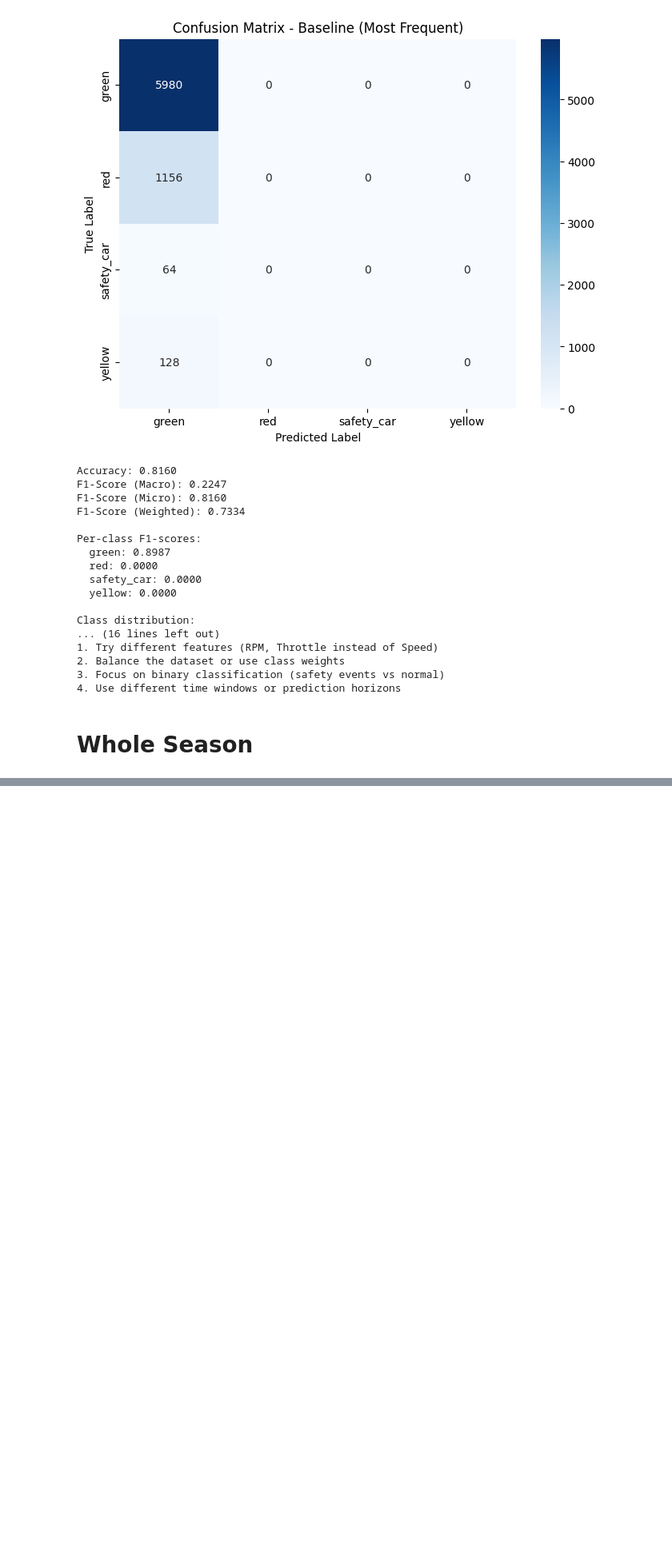
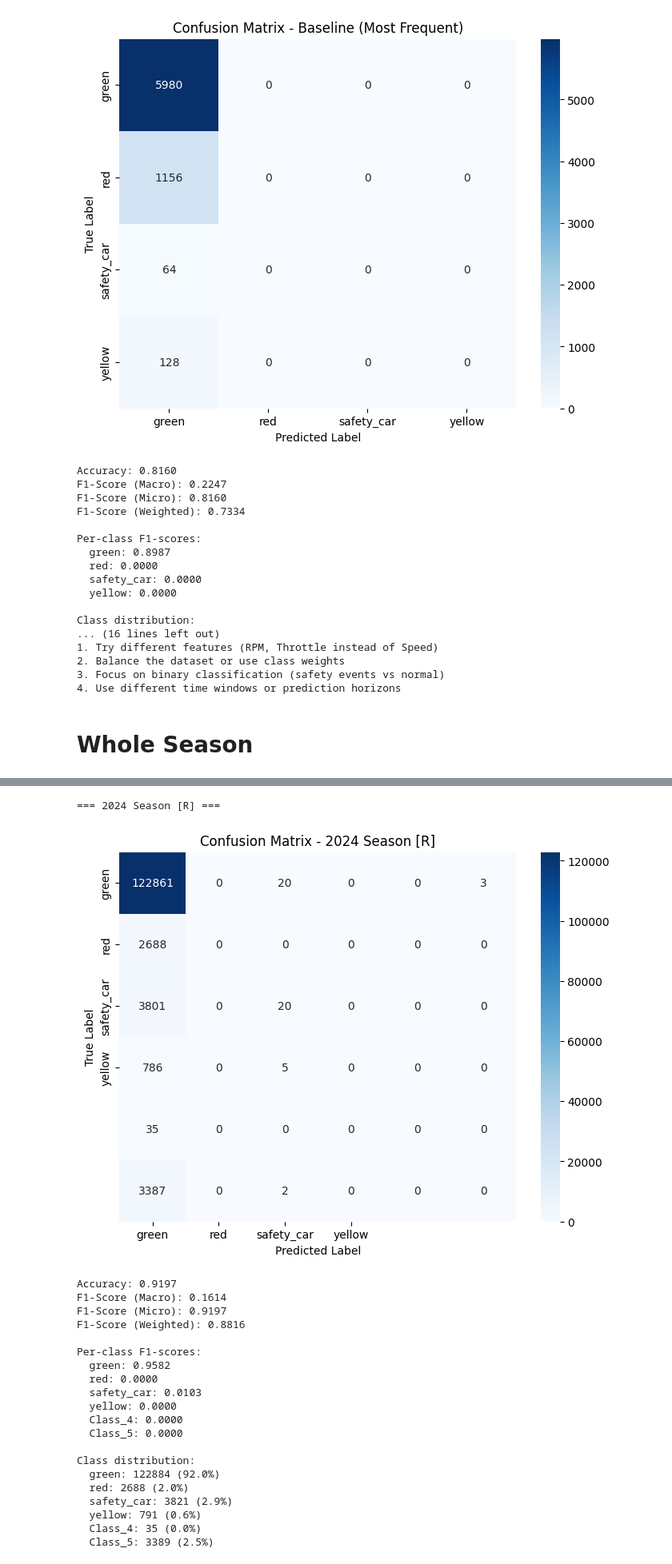
Before and after one commit to UC-Berkeley-I-School/datasci-210-2025-summer-formula1, a Jupyter notebook: sean/notebooks/week 9/catch22.ipynb, the cells around one changed output, grey strips where cells are left out. Shown at 80% size. Drawn from its saved outputs; the diff is of its cells as text; code cells hidden in the pictures; blank space fills up the shorter version.

Commit message:
test: update week 9 notebooks

```diff
--- a/sean/notebooks/week 9/catch22.ipynb
+++ b/sean/notebooks/week 9/catch22.ipynb
@@ -897,0 +952,6 @@ ImportError: cannot import name 'create_season_configs' from 'f1_etl' (/Users/se
+# %%
+dataset = create_catch22_dataset(config=config_2024_whole_season)
+
+print(f"Generated {dataset['config']['n_sequences']} sequences")
+print(f"Features: {dataset['config']['feature_names']}")
+print(f"Class distribution: {dataset['class_distribution']}")
@@ -897,0 +1049,7 @@ ImportError: cannot import name 'create_season_configs' from 'f1_etl' (/Users/se
+# %%
+X = dataset['X']
+X_aeon = X.transpose(0, 2, 1)
+y = dataset['y']
+metadata = dataset['metadata']
+
+comprehensive_contamination_check(X_aeon, metadata)
@@ -897,0 +1075,22 @@ ImportError: cannot import name 'create_season_configs' from 'f1_etl' (/Users/se
+# %%
+# Split data for training with stratification
+X_train, X_test, y_train, y_test = train_test_split(
+    X_aeon, y, test_size=0.2, random_state=42, stratify=y
+)
+
+# Use Speed (index 0) - likely most predictive for safety car events
+X_train_speed = X_train[:, 0:1, :]  # Keep as 3D with single channel
+X_test_speed = X_test[:, 0:1, :]
+# %%
+clf = Catch22Classifier(
+    estimator=RandomForestClassifier(n_estimators=100, random_state=42),
+    outlier_norm=True,
+    random_state=42,
+)
+
+clf.fit(X_train_speed, y_train)
+y_pred = clf.predict(X_test_speed)
+
+print(f"Accuracy: {accuracy_score(y_test, y_pred):.4f}")
+print("\nClassification Report:")
+print(classification_report(y_test, y_pred))
@@ -897,0 +1113,25 @@ ImportError: cannot import name 'create_season_configs' from 'f1_etl' (/Users/se
+# %%
+results = comprehensive_evaluation(y_test, y_pred, class_names, "2024 Season [R]")
+# %% [output]
+=== 2024 Season [R] ===
+[figure, added]
+Accuracy: 0.9197
+F1-Score (Macro): 0.1614
+F1-Score (Micro): 0.9197
+F1-Score (Weighted): 0.8816
+
+Per-class F1-scores:
+  green: 0.9582
+  red: 0.0000
+  safety_car: 0.0103
+  yellow: 0.0000
+  Class_4: 0.0000
+  Class_5: 0.0000
+
+Class distribution:
+  green: 122884 (92.0%)
+  red: 2688 (2.0%)
+  safety_car: 3821 (2.9%)
+  yellow: 791 (0.6%)
+  Class_4: 35 (0.0%)
+  Class_5: 3389 (2.5%)
```
Also changed, not shown: parts of 14 cells of this notebook, 3 other files.
